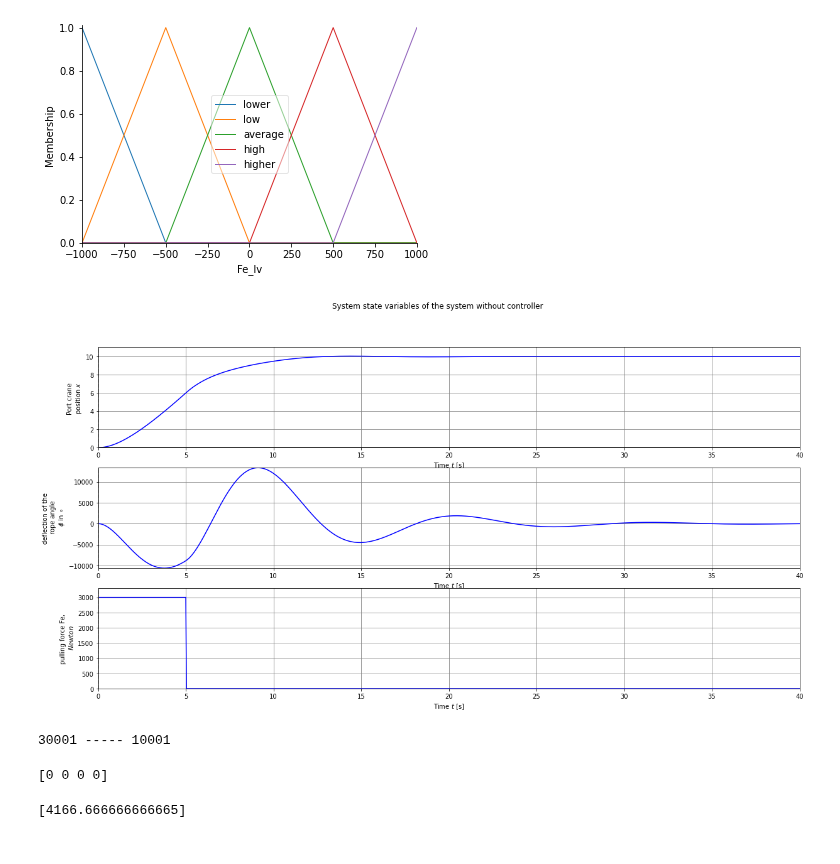
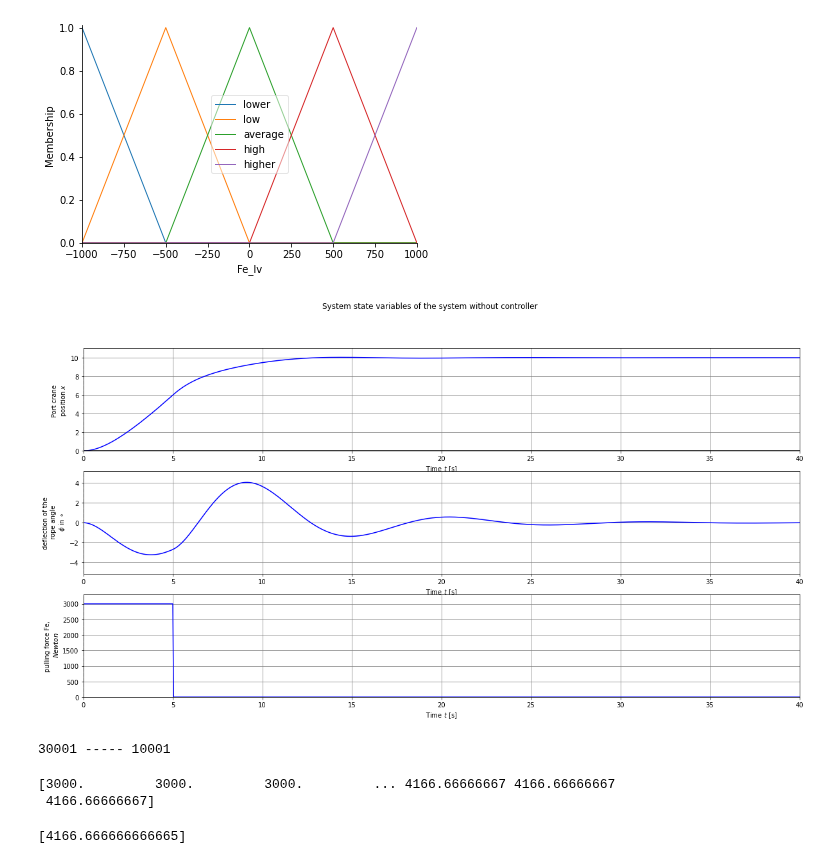
Before and after one commit to dvogureckiy99/Fuzzy, a Jupyter notebook: lab3.ipynb, the cells around one changed output. Drawn from its saved outputs; the diff is of its cells as text; code cells hidden in the pictures.

```diff
--- a/lab3.ipynb
+++ b/lab3.ipynb
@@ -575,13 +582,13 @@ def input_output_response(
 # %%
 # Define the generator for simulating an system with Fuzzy-controller
 
-#sys_state=[0,0,0,0]
 
+sys_state=[0,0,0,0]
+t, sys_state = ct.input_output_response(sys_object, T, [Fe],sys_state,params={})
+'''
 sys_state = np.array([[0],[0],[0],[0]]) # array for state variables of the object size=(4,TN+1) =[x,dx,phi,dphi]^T where dx ... ddphi are vectors
 temporary_state = np.array([[0],[0],[0],[0]])
 
-sys_state = ct.input_output_response(sys_object, T, [Fe],sys_state.T[0],params={})
-'''
 i=0
 for i in range(len(T)-1):
     #sys_sim.input['E'] = x_zad-sys_state[0,i]
@@ -596,43 +603,44 @@ for i in range(len(T)-1):
 
     def ufun(t):
       # Find the value of the index using linear interpolation
       idx = np.searchsorted(T, t, side='left')
       if idx == 0:
           # For consistency in return type, multiple by a float
           return U[..., 0] * 1.
       else:
           dtk = (t - T[idx-1]) / (T[idx] - T[idx-1])
           return U[..., idx-1] * (1. - dtk) + U[..., idx] * dtke
 
     if i==0:
       temporary_state = np.array(  [ dt*(sys_object.dynamics(T[i], sys_state[0:4,i], [Fe[i]])) ]  ).T
     else:
       temporary_state = np.array(  [ dt*(sys_object.dynamics(T[i], sys_state[0:4,i], [Fe[i]])) ]  + sys_state[0:4,i-1] ).T
 
     #temporary_state = np.array(  [ (sys_object._rhs(T[i], sys_state[0:4,i], [Fe[i]])) ]  ).T
     sys_state=np.append( sys_state,   temporary_state  , axis=1)
     '''
 
 #create graphics
 figsize=(20,10)
 plt.figure(figsize=figsize)
-subplots = system_dynamic_plot(sys_object, T, y_sfb, u=Fe,
+subplots = system_dynamic_plot(sys_object, T, sys_state, u=Fe,
          t_start_input=time_start_force, linetype='-b',fig_size=figsize)
 
 # Add title and legend
 plt.suptitle('System state variables of the system without controller')
 import matplotlib.lines as mlines
 pi_line = mlines.Line2D([], [], color='blue', linestyle='-', label='without controller')
 # %% [output]
-[figure, old version]
+[figure, new version]
 # %%
 print((Fe.size),"-----",(T.size))
 # %% [output]
 30001 ----- 10001
-# %%
-print(sys_state.T[0])
-# %% [output]
-[0 0 0 0]
+# %%
+print(Fe)
+# %% [output]
+[3000.         3000.         3000.         ... 4166.66666667 4166.66666667
+ 4166.66666667]
 # %%
 print([  sys_sim.output['Fe_lv']  ])
 # %% [output]
```
Also changed, not shown: parts of 3 cells of this notebook.
